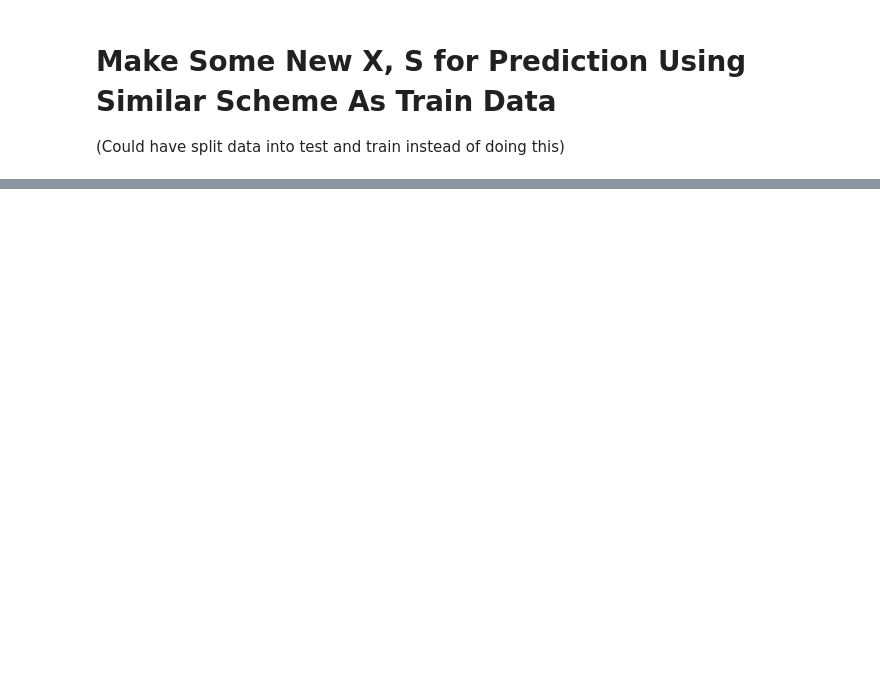
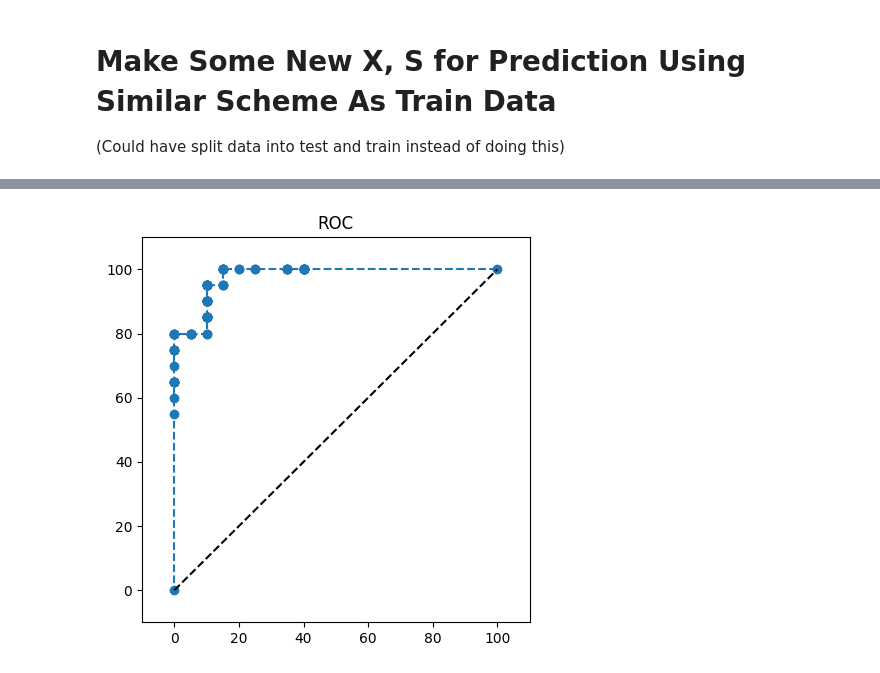
Before and after one commit to stanweer1/Building-ML-Algorithms-From-First-Principles, a Jupyter notebook: Logistic_Regression.ipynb, the cells around one changed output, grey strips where cells are left out. Drawn from its saved outputs; the diff is of its cells as text; code cells hidden in the pictures; blank space fills up the shorter version.

```diff
--- a/Logistic_Regression.ipynb
+++ b/Logistic_Regression.ipynb
@@ -213,0 +262,36 @@ plt.legend()
+# %%
+y = []
+xROC = []
+xPR = []
+
+for i in np.linspace(0, 1, 100, endpoint=True):
+
+    predictions = linreg.predict(X_test, thresh=i)
+
+    cm = pd.DataFrame(0, index=[0, 1], columns=[0, 1])
+    for t, p in zip(S_test, predictions):
+        cm.loc[t, p] += 1
+
+    TP = cm.loc[1, 1]
+    FN = cm.loc[1, 0]
+    TN = cm.loc[0, 0]
+    FP = cm.loc[0, 1]
+
+    sensitivity = 100*TP / (TP + FN) # Also called Recall or True Positive Rate
+    specificity = 100*TN / (TN + FP) # Also 1 - False Positive Rate
+    precision = 100*TP / (TP + FP)
+
+    y.append(sensitivity)
+    xROC.append(100 - specificity)
+    xPR.append(precision)
+# %%
+fig = plt.figure(figsize=(5, 5))
+plt.scatter(xROC, y)
+plt.plot(xROC, y, '--')
+plt.plot([0, 100], [0, 100], '--k')
+plt.xlim(-10, 110)
+plt.ylim(-10, 110)
+plt.title('ROC')
+plt.show()
+# %% [output]
+[figure, added]
```
Also changed, not shown: parts of 18 cells of this notebook.
